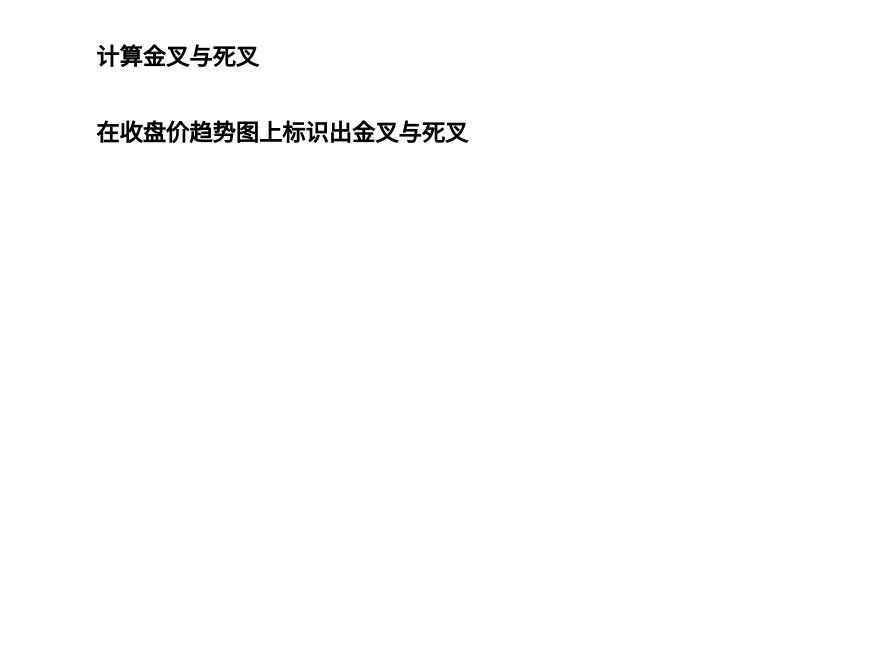
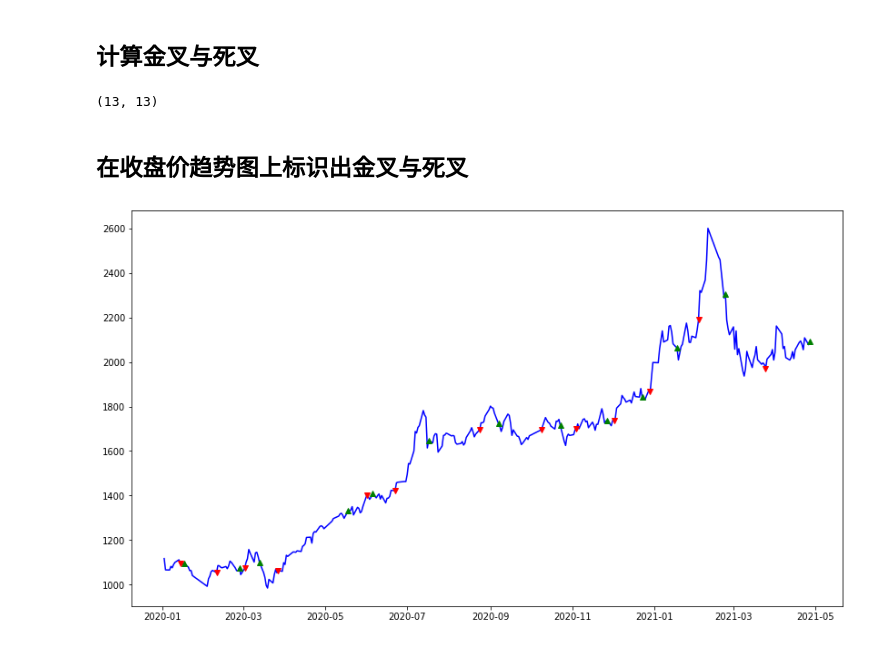
Before and after one commit to BeiWeiDeShi/ML_learn, a Jupyter notebook: matplotlib/02_MACD.ipynb, the cells around one changed output. Cells and saved outputs as stored; diff of their text form; code cells hidden in the pictures; blank space fills up the shorter version.

```diff
--- a/matplotlib/02_MACD.ipynb
+++ b/matplotlib/02_MACD.ipynb
@@ -19,2 +60,6 @@ import numpy as np
 # %% [markdown]
 ## 将macd和signal序列添加到原来的数据框
+# %%
+maotai2['macd'] = macd
+maotai2['signal'] = signal
+maotai2.head()
@@ -21,4 +74,21 @@ import numpy as np
 # %% [markdown]
 ## 计算金叉与死叉
+# %%
+tf = macd > signal
+post = tf.shift(-1)
+gold = (tf != post) & tf
+death = (tf != post) & post
+# %%
+sum(gold), sum(death)
+# %% [output]
+(13, 13)
 # %% [markdown]
 ## 在收盘价趋势图上标识出金叉与死叉
+# %%
+plt.figure(figsize=(14, 8))
+plt.plot(maotai2['last'], 'b-')
+plt.plot(maotai2.loc[gold, 'last'], 'g^', label='gold')
+plt.plot(maotai2.loc[death, 'last'], 'rv', label='death')
+plt.show()
+# %% [output]
+[figure, added]
```
Also changed, not shown: parts of 6 cells of this notebook, 1 other file.
